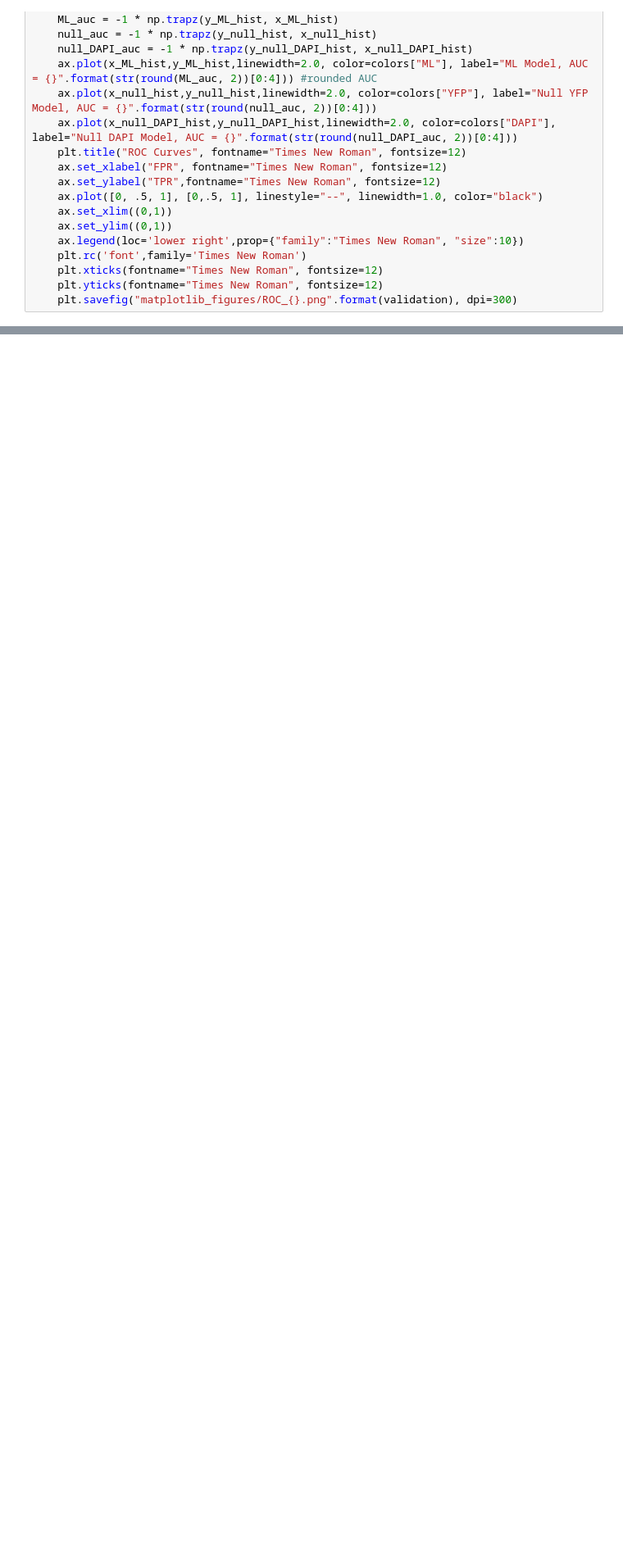
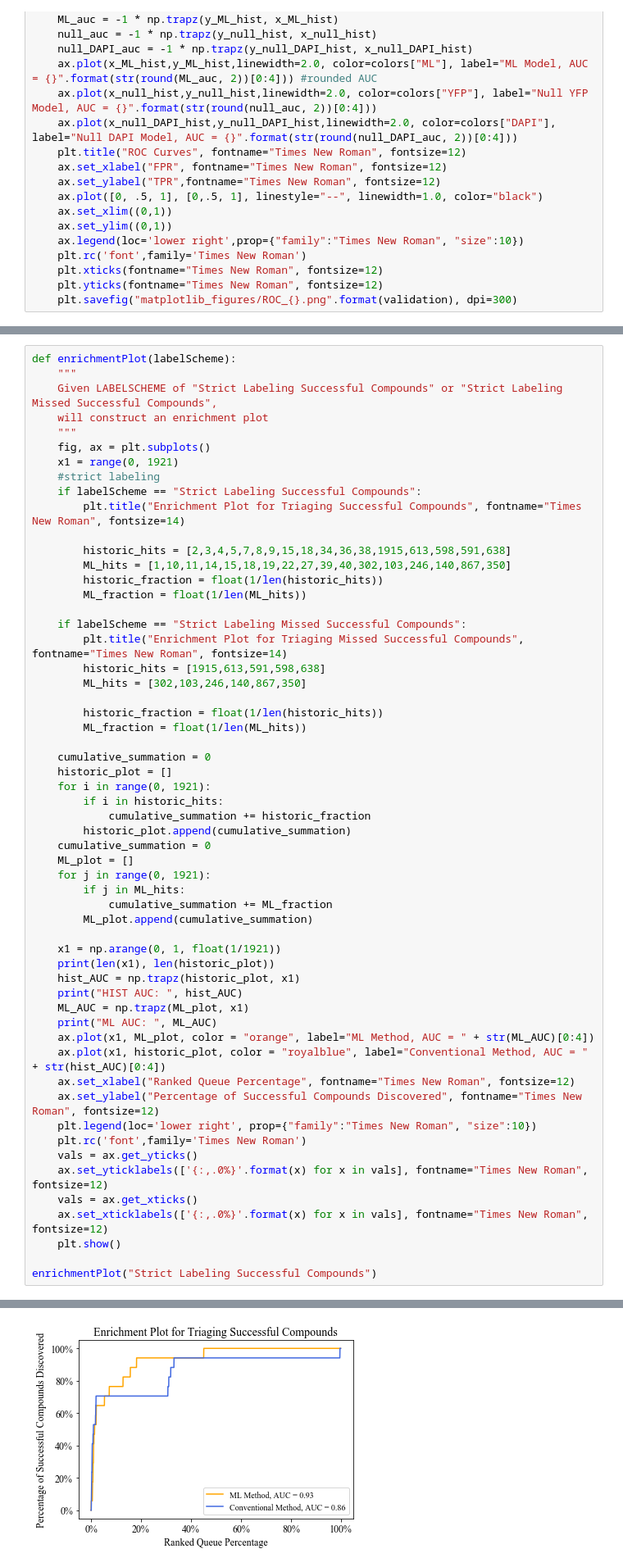
Before and after one commit to keiserlab/trans-channel-paper, a Jupyter notebook: ExampleFigureGenerator.ipynb, the cells around one changed output, grey strips where cells are left out. Shown at 82% size. Drawn from its saved outputs; the diff is of its cells as text; blank space fills up the shorter version.

```diff
--- a/ExampleFigureGenerator.ipynb
+++ b/ExampleFigureGenerator.ipynb
@@ -108,0 +114,58 @@ def ROC_plot():
+# %%
+def enrichmentPlot(labelScheme):
+    """
+    Given LABELSCHEME of "Strict Labeling Successful Compounds" or "Strict Labeling Missed Successful Compounds",
+    will construct an enrichment plot
+    """
+    fig, ax = plt.subplots()
+    x1 = range(0, 1921)
+    #strict labeling
+    if labelScheme == "Strict Labeling Successful Compounds":
+        plt.title("Enrichment Plot for Triaging Successful Compounds", fontname="Times New Roman", fontsize=14)
+
+        historic_hits = [2,3,4,5,7,8,9,15,18,34,36,38,1915,613,598,591,638]
+        ML_hits = [1,10,11,14,15,18,19,22,27,39,40,302,103,246,140,867,350]
+        historic_fraction = float(1/len(historic_hits))
+        ML_fraction = float(1/len(ML_hits))
+
+    if labelScheme == "Strict Labeling Missed Successful Compounds":
+        plt.title("Enrichment Plot for Triaging Missed Successful Compounds", fontname="Times New Roman", fontsize=14)
+        historic_hits = [1915,613,591,598,638]
+        ML_hits = [302,103,246,140,867,350]
+
+        historic_fraction = float(1/len(historic_hits))
+        ML_fraction = float(1/len(ML_hits))
+
+    cumulative_summation = 0
+    historic_plot = []
+    for i in range(0, 1921):
+        if i in historic_hits:
+            cumulative_summation += historic_fraction
+        historic_plot.append(cumulative_summation)
+    cumulative_summation = 0
+    ML_plot = []
+    for j in range(0, 1921):
+        if j in ML_hits:
+            cumulative_summation += ML_fraction
+        ML_plot.append(cumulative_summation)
+
+    x1 = np.arange(0, 1, float(1/1921))
+    print(len(x1), len(historic_plot))
+    hist_AUC = np.trapz(historic_plot, x1)
+    print("HIST AUC: ", hist_AUC)
+    ML_AUC = np.trapz(ML_plot, x1)
+    print("ML AUC: ", ML_AUC)
+    ax.plot(x1, ML_plot, color = "orange", label="ML Method, AUC = " + str(ML_AUC)[0:4])
+    ax.plot(x1, historic_plot, color = "royalblue", label="Conventional Method, AUC = " + str(hist_AUC)[0:4])
+    ax.set_xlabel("Ranked Queue Percentage", fontname="Times New Roman", fontsize=12)
+    ax.set_ylabel("Percentage of Successful Compounds Discovered", fontname="Times New Roman", fontsize=12)
+    plt.legend(loc='lower right', prop={"family":"Times New Roman", "size":10})
+    plt.rc('font',family='Times New Roman')
+    vals = ax.get_yticks()
+    ax.set_yticklabels(['{:,.0%}'.format(x) for x in vals], fontname="Times New Roman", fontsize=12)
+    vals = ax.get_xticks()
+    ax.set_xticklabels(['{:,.0%}'.format(x) for x in vals], fontname="Times New Roman", fontsize=12)
+    plt.show()
+
+enrichmentPlot("Strict Labeling Successful Compounds")
+# %% [output]
@@ -108,0 +175 @@ def ROC_plot():
+[figure, added]
```
Also changed, not shown: parts of 5 cells of this notebook, 1 other file.
